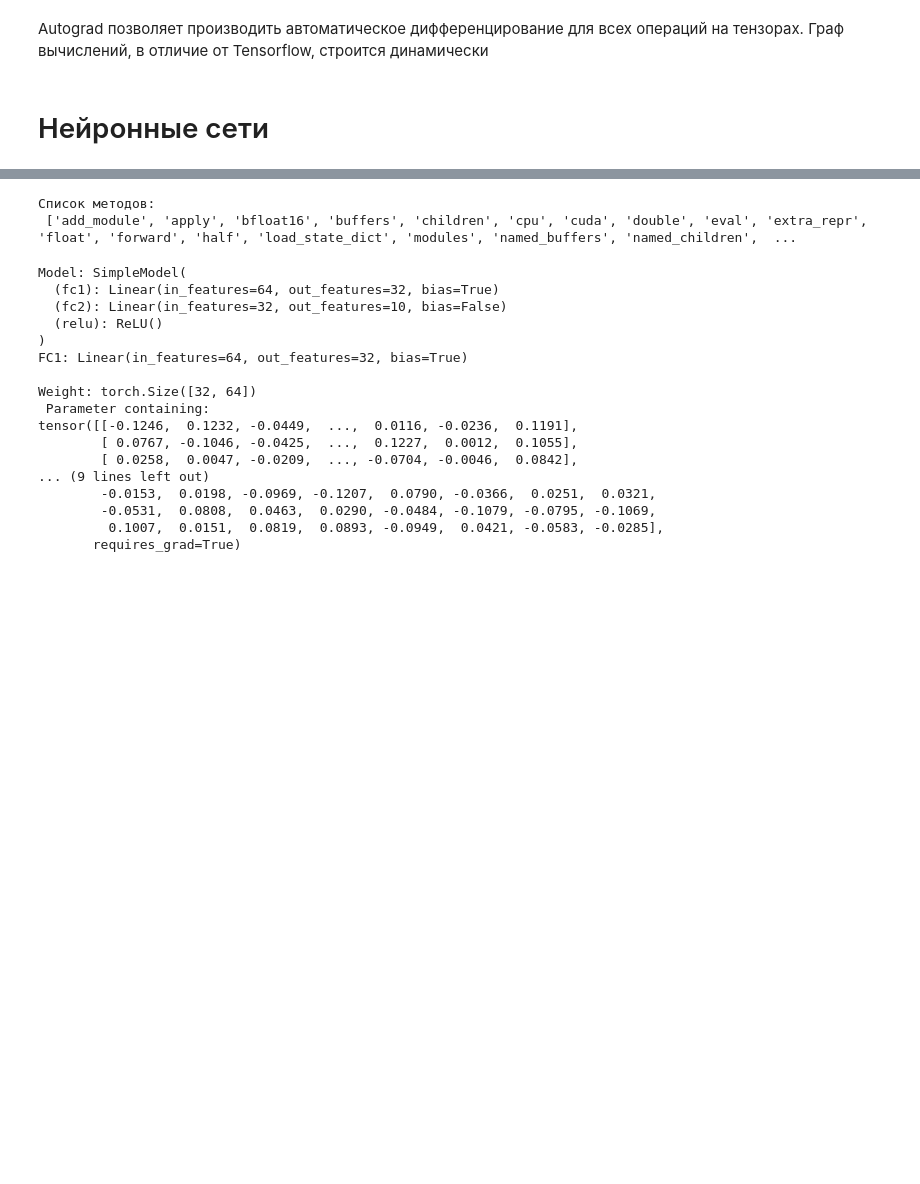
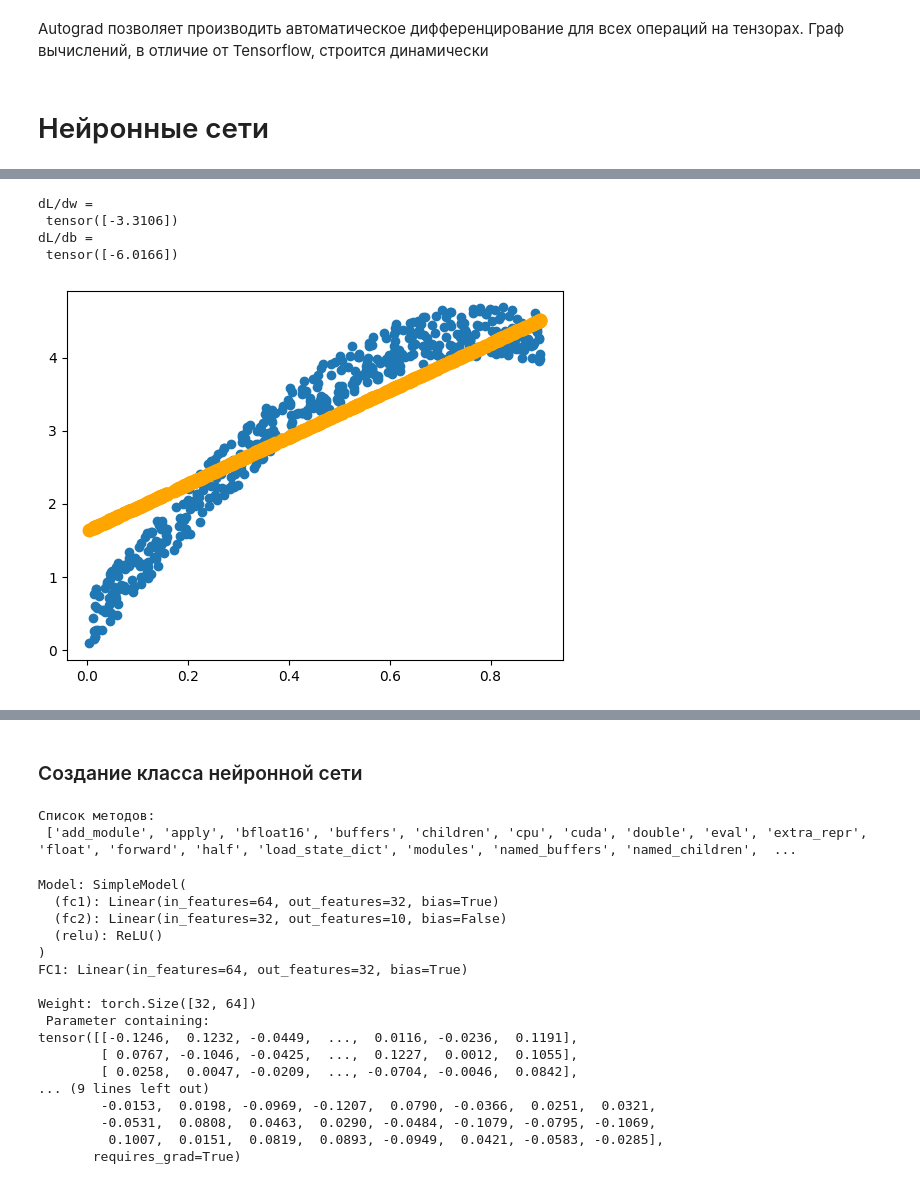
Before and after one commit to vvabi-sabi/PAC, a Jupyter notebook: Lesson11.ipynb, the cells around one changed output, grey strips where cells are left out. Drawn from its saved outputs; the diff is of its cells as text; code cells hidden in the pictures; blank space fills up the shorter version.

```diff
--- a/Lesson11.ipynb
+++ b/Lesson11.ipynb
@@ -385,0 +443,50 @@ Autograd позволяет производить автоматическое
+# %%
+# коэффициенты модели y = wx + b
+w = torch.zeros(1, requires_grad=True)
+b = torch.zeros(1, requires_grad=True)
+# numpy.array -> torch.tensor
+x = torch.from_numpy(x).to(torch.float32)
+y =  torch.from_numpy(y).to(torch.float32)
+# %%
+y_pred = w*x + b
+loss = torch.mean((y_pred - y)**2)
+# propagete gradients
+loss.backward()
+# %%
+print("dL/dw = \n", w.grad)
+print("dL/db = \n", b.grad)
+# %% [output]
+dL/dw =
+ tensor([-3.3106])
+dL/db =
+ tensor([-6.0166])
+# %%
+lr = 0.05 # learning rate
+
+for i in range(100):
+    y_pred = w * x + b
+    # Вычисляем функцию ошибок
+    loss = torch.mean((y_pred - y)**2)
+    # Вычисляем градиенты
+    loss.backward()
+
+    # Делаем шаг градиентного спуска по матрице весов
+    w.data -= lr*w.grad.data
+    b.data -= lr*b.grad.data
+    # обнуляем градиенты
+    w.grad.data.zero_()
+    b.grad.data.zero_()
+
+    # the rest of code is just bells and whistles
+    if (i+1) % 5 == 0:
+        clear_output(True)
+        plt.scatter(x.data.numpy(), y.data.numpy())
+        plt.scatter(x.data.numpy(), y_pred.data.numpy(),
+                    color='orange', linewidth=4)
+        plt.show()
+        print("loss = ", loss.data.numpy())
+        if loss.data.numpy() < 0.3: # Условие ранней остановки обучения
+            print("Done!")
+            break
+# %% [output]
+[figure, added]
@@ -386,3 +495,5 @@ Autograd позволяет производить автоматическое
+# %% [markdown]
+### Создание класса нейронной сети
 # %%
 import torch.nn as nn
 
```
Also changed, not shown: parts of 12 cells of this notebook.
